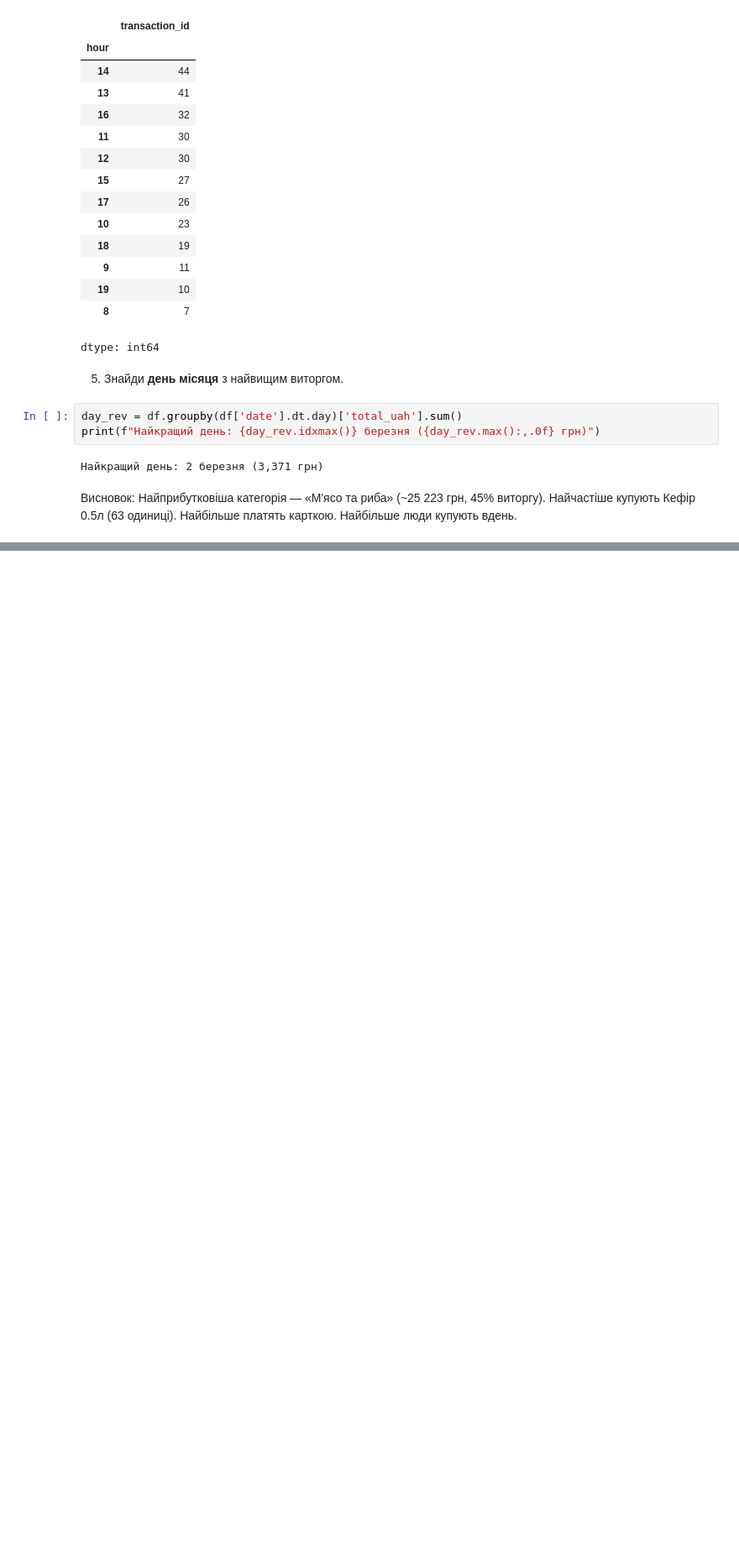
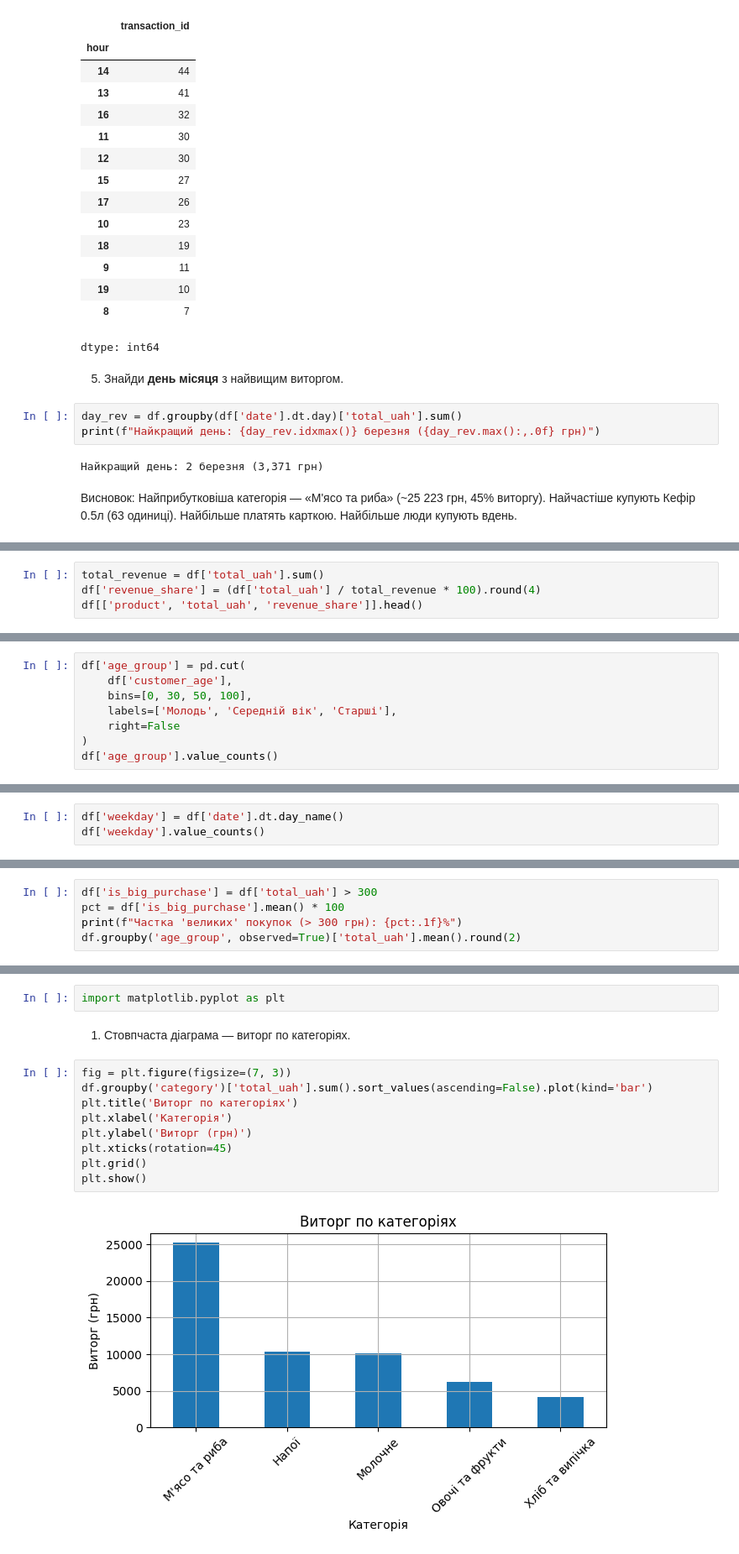
Before and after one commit to volodymyr-holovan/DTA2026, a Jupyter notebook: project_store_sales_analysis/store_sales_analysis.ipynb, the cells around one changed output, grey strips where cells are left out. Shown at 84% size. Drawn from its saved outputs; the diff is of its cells as text; blank space fills up the shorter version.

```diff
--- a/project_store_sales_analysis/store_sales_analysis.ipynb
+++ b/project_store_sales_analysis/store_sales_analysis.ipynb
@@ -301,0 +312,4 @@ print(f"Найкращий день: {day_rev.idxmax()} березня ({day_rev
+# %%
+total_revenue = df['total_uah'].sum()
+df['revenue_share'] = (df['total_uah'] / total_revenue * 100).round(4)
+df[['product', 'total_uah', 'revenue_share']].head()
@@ -301,0 +325,8 @@ print(f"Найкращий день: {day_rev.idxmax()} березня ({day_rev
+# %%
+df['age_group'] = pd.cut(
+    df['customer_age'],
+    bins=[0, 30, 50, 100],
+    labels=['Молодь', 'Середній вік', 'Старші'],
+    right=False
+)
+df['age_group'].value_counts()
@@ -301,0 +342,3 @@ print(f"Найкращий день: {day_rev.idxmax()} березня ({day_rev
+# %%
+df['weekday'] = df['date'].dt.day_name()
+df['weekday'].value_counts()
@@ -301,0 +358,5 @@ print(f"Найкращий день: {day_rev.idxmax()} березня ({day_rev
+# %%
+df['is_big_purchase'] = df['total_uah'] > 300
+pct = df['is_big_purchase'].mean() * 100
+print(f"Частка 'великих' покупок (> 300 грн): {pct:.1f}%")
+df.groupby('age_group', observed=True)['total_uah'].mean().round(2)
@@ -301,0 +384,15 @@ print(f"Найкращий день: {day_rev.idxmax()} березня ({day_rev
+# %%
+import matplotlib.pyplot as plt
+# %% [markdown]
+1. Стовпчаста діаграма — виторг по категоріях.
+# %%
+fig = plt.figure(figsize=(7, 3))
+df.groupby('category')['total_uah'].sum().sort_values(ascending=False).plot(kind='bar')
+plt.title('Виторг по категоріях')
+plt.xlabel('Категорія')
+plt.ylabel('Виторг (грн)')
+plt.xticks(rotation=45)
+plt.grid()
+plt.show()
+# %% [output]
+[figure, added]
```
Also changed, not shown: parts of 20 cells of this notebook.
